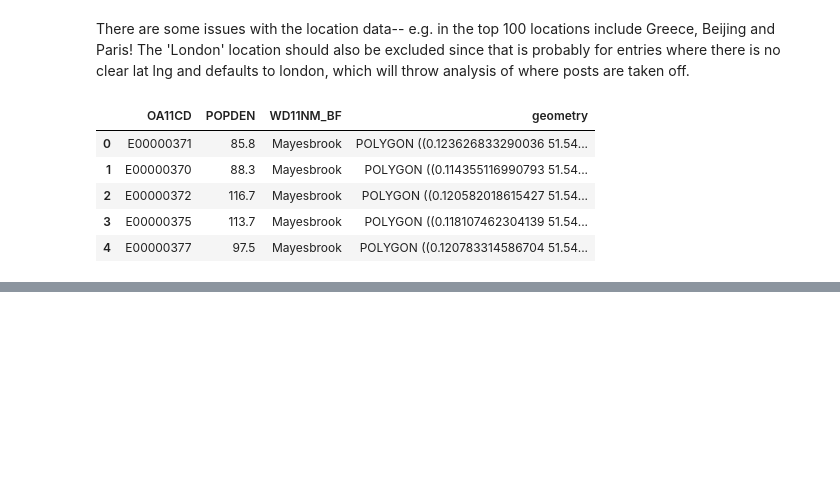
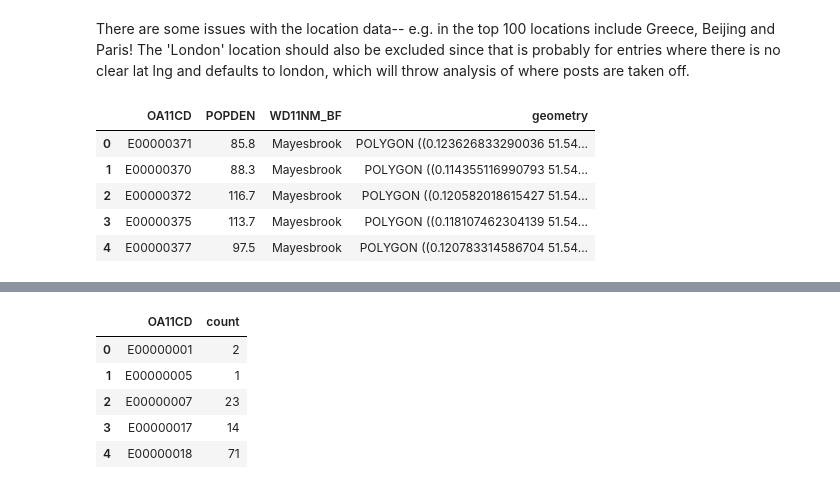
Before and after one commit to wwymak/instagram-london-explore, a Jupyter notebook: Instagram analysis v2.ipynb, the cells around one changed output, grey strips where cells are left out. Cells and saved outputs as stored; diff of their text form; code cells hidden in the pictures; blank space fills up the shorter version.

```diff
--- a/Instagram analysis v2.ipynb
+++ b/Instagram analysis v2.ipynb
@@ -166,0 +179,14 @@ locationsDF.head()
+# %%
+"""next is to groupby the OA11CD field (that should take care of rows where OA11CD is NaN-- this is caused by the way
+    the data is gathered (coords defined in a square) -- so there are places which are actually outside london
+    E.g. the Warner bros studio is in Levesden which is in Hertfordshire
+"""
+grouped = mergedLocationDF.groupby('OA11CD').agg({'count': np.sum}).reset_index()
+grouped.head()
+# %% [output]
+|  | OA11CD | count |
+| 0 | E00000001 | 2 |
+| 1 | E00000005 | 1 |
+| 2 | E00000007 | 23 |
+| 3 | E00000017 | 14 |
+| 4 | E00000018 | 71 |
```
Also changed, not shown: parts of 7 cells of this notebook, 1 other file.
